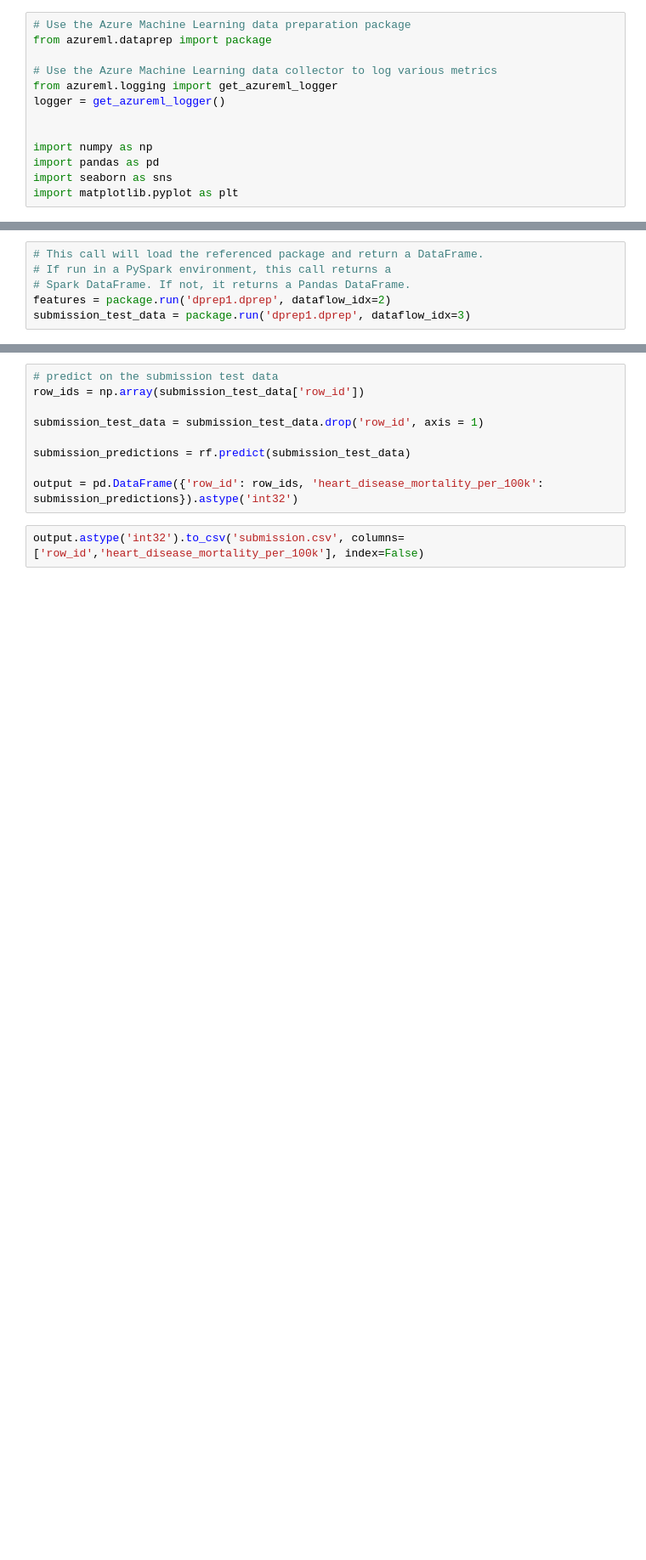
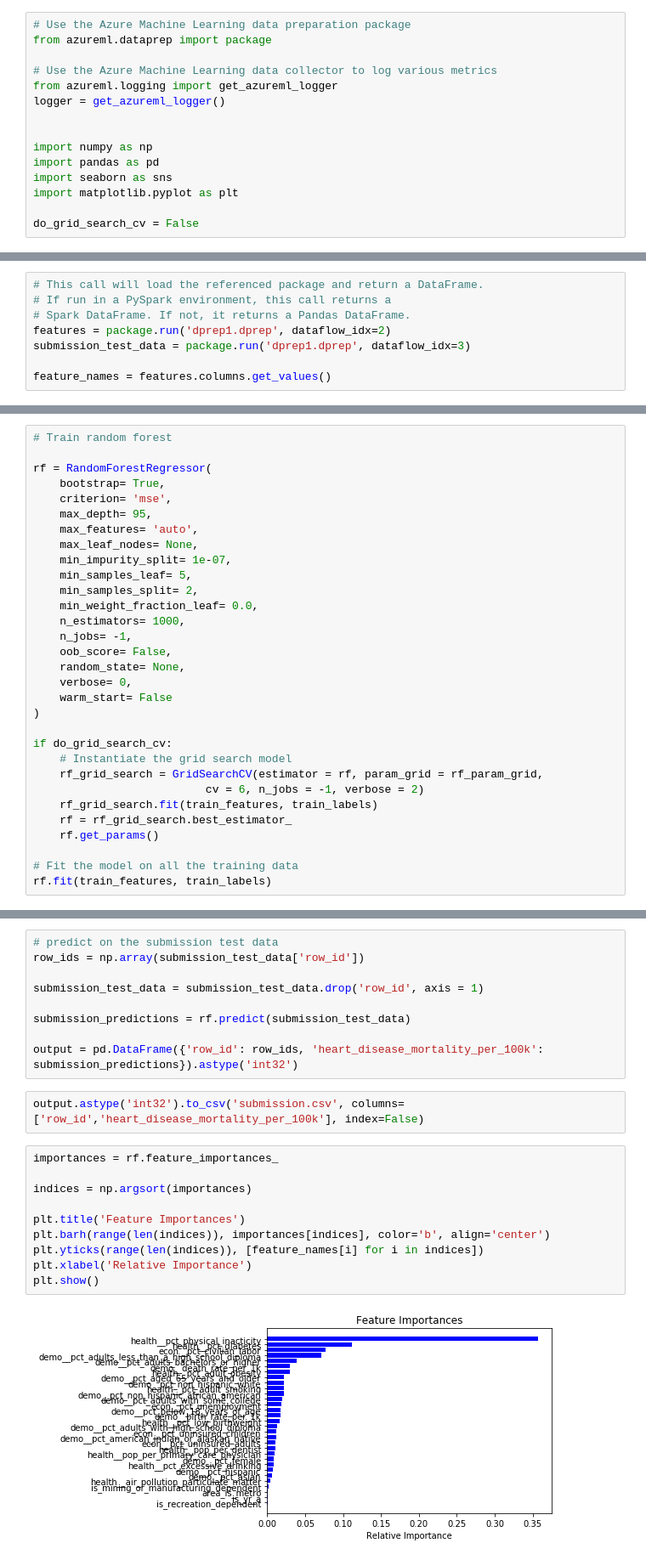
Before and after one commit to neaorin/HeartDiseaseIncidence, a Jupyter notebook: dprep1.ipynb, the cells around one changed output, grey strips where cells are left out. Shown: that part at 85% size. Cells and saved outputs as stored; diff of their text form; blank space fills up the shorter version.

```diff
--- a/dprep1.ipynb
+++ b/dprep1.ipynb
@@ -11,6 +11,8 @@ import numpy as np
 import pandas as pd
 import seaborn as sns
 import matplotlib.pyplot as plt
+
+do_grid_search_cv = False
 # %%
 # Use Azure Machine Learning history magic to control history collection
 # History is off by default, options are "on", "off", or "show"
@@ -21,6 +23,8 @@ import matplotlib.pyplot as plt
 # Spark DataFrame. If not, it returns a Pandas DataFrame.
 features = package.run('dprep1.dprep', dataflow_idx=2)
 submission_test_data = package.run('dprep1.dprep', dataflow_idx=3)
+
+feature_names = features.columns.get_values()
 # %%
 features.head(3)
 # %% [output]
@@ -106,0 +131,31 @@ rf.fit(train_features, train_labels);
+# %%
+# Train random forest
+
+rf = RandomForestRegressor(
+    bootstrap= True,
+    criterion= 'mse',
+    max_depth= 95,
+    max_features= 'auto',
+    max_leaf_nodes= None,
+    min_impurity_split= 1e-07,
+    min_samples_leaf= 5,
+    min_samples_split= 2,
+    min_weight_fraction_leaf= 0.0,
+    n_estimators= 1000,
+    n_jobs= -1,
+    oob_score= False,
+    random_state= None,
+    verbose= 0,
+    warm_start= False
+)
+
+if do_grid_search_cv:
+    # Instantiate the grid search model
+    rf_grid_search = GridSearchCV(estimator = rf, param_grid = rf_param_grid,
+                          cv = 6, n_jobs = -1, verbose = 2)
+    rf_grid_search.fit(train_features, train_labels)
+    rf = rf_grid_search.best_estimator_
+    rf.get_params()
+
+# Fit the model on all the training data
+rf.fit(train_features, train_labels)
@@ -137,3 +199,15 @@ submission_predictions = rf.predict(submission_test_data)
 output = pd.DataFrame({'row_id': row_ids, 'heart_disease_mortality_per_100k': submission_predictions}).astype('int32')
 # %%
 output.astype('int32').to_csv('submission.csv', columns=['row_id','heart_disease_mortality_per_100k'], index=False)
+# %%
+importances = rf.feature_importances_
+
+indices = np.argsort(importances)
+
+plt.title('Feature Importances')
+plt.barh(range(len(indices)), importances[indices], color='b', align='center')
+plt.yticks(range(len(indices)), [feature_names[i] for i in indices])
+plt.xlabel('Relative Importance')
+plt.show()
+# %% [output]
+[figure, added]
```
Also changed, not shown: parts of 10 cells of this notebook, 5 other files.
